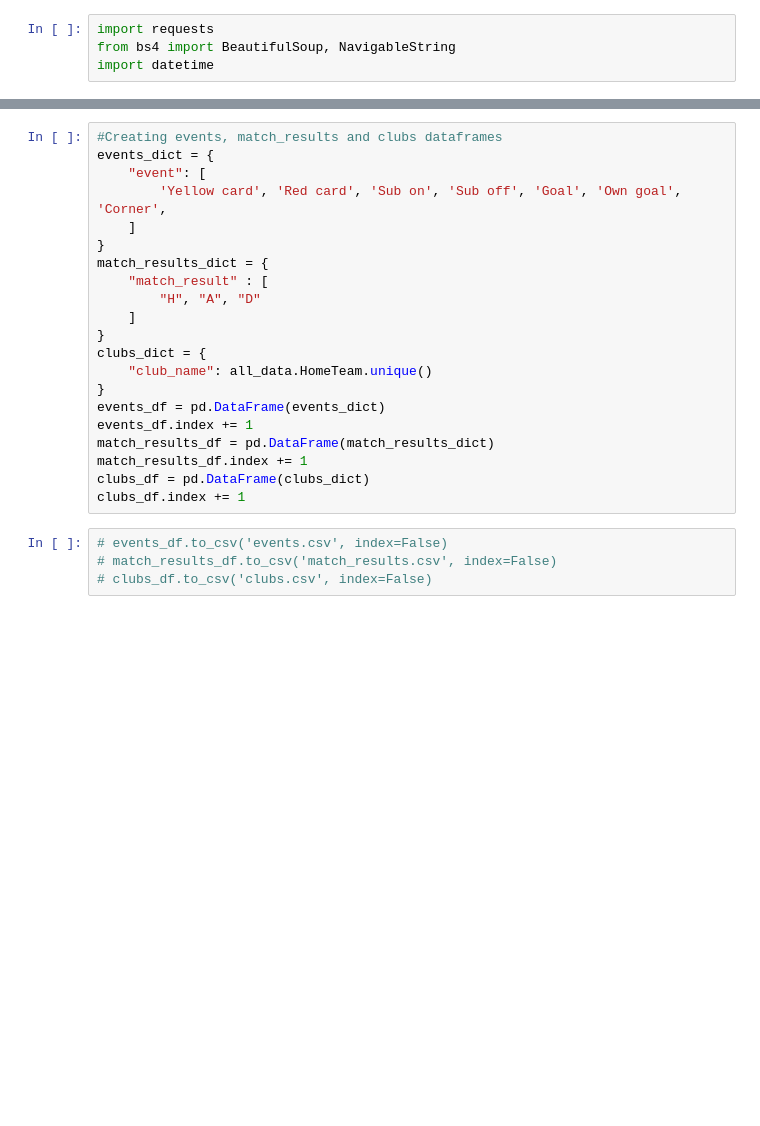
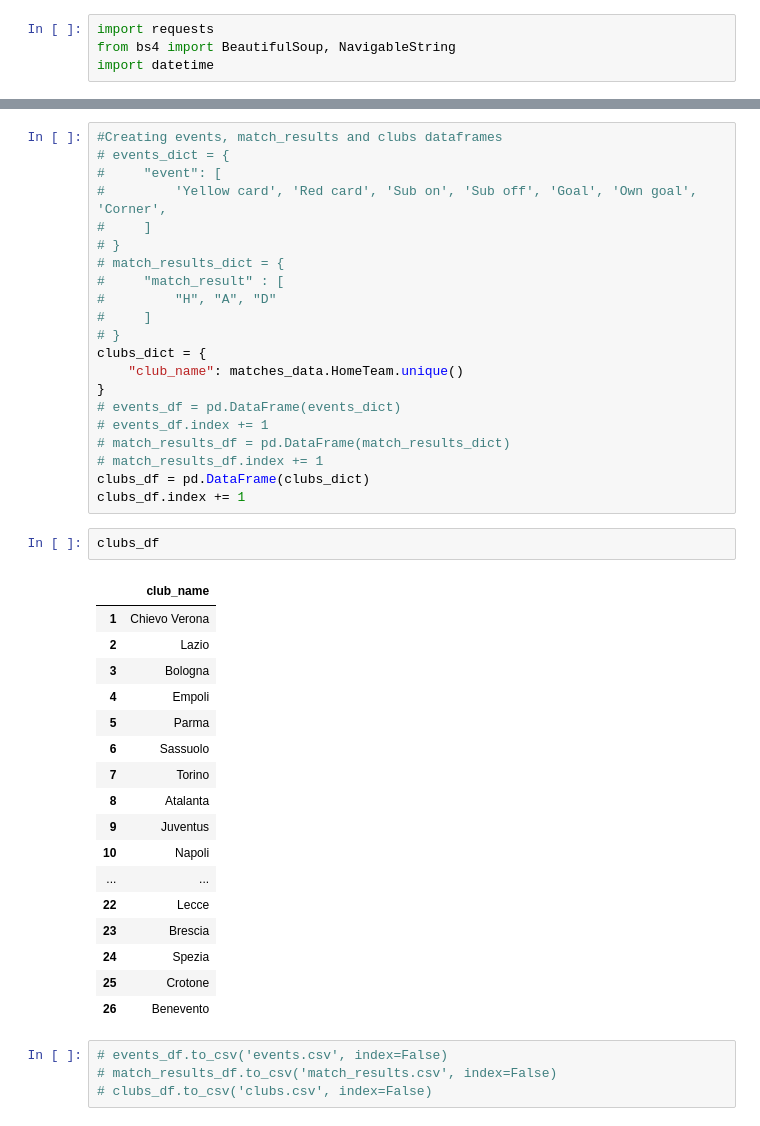
Before and after one commit to stan-levend/soccer-scraper-data-warehouse, a Jupyter notebook: scraper.ipynb, the cells around one changed output, grey strips where cells are left out. Drawn from its saved outputs; the diff is of its cells as text; blank space fills up the shorter version.

```diff
--- a/scraper.ipynb
+++ b/scraper.ipynb
@@ -230,24 +338,44 @@ df
 # %%
 #Creating events, match_results and clubs dataframes
-events_dict = {
-    "event": [
-        'Yellow card', 'Red card', 'Sub on', 'Sub off', 'Goal', 'Own goal', 'Corner',
-    ]
+# events_dict = {
+#     "event": [
+#         'Yellow card', 'Red card', 'Sub on', 'Sub off', 'Goal', 'Own goal', 'Corner',
+#     ]
+# }
+# match_results_dict = {
+#     "match_result" : [
+#         "H", "A", "D"
+#     ]
+# }
+clubs_dict = {
+    "club_name": matches_data.HomeTeam.unique()
 }
-match_results_dict = {
-    "match_result" : [
-        "H", "A", "D"
-    ]
-}
-clubs_dict = {
-    "club_name": all_data.HomeTeam.unique()
-}
-events_df = pd.DataFrame(events_dict)
-events_df.index += 1
-match_results_df = pd.DataFrame(match_results_dict)
-match_results_df.index += 1
+# events_df = pd.DataFrame(events_dict)
+# events_df.index += 1
+# match_results_df = pd.DataFrame(match_results_dict)
+# match_results_df.index += 1
 clubs_df = pd.DataFrame(clubs_dict)
 clubs_df.index += 1
+# %%
+clubs_df
+# %% [output]
+|  | club_name |
+| 1 | Chievo Verona |
+| 2 | Lazio |
+| 3 | Bologna |
+| 4 | Empoli |
+| 5 | Parma |
+| 6 | Sassuolo |
+| 7 | Torino |
+| 8 | Atalanta |
+| 9 | Juventus |
+| 10 | Napoli |
+| ... | ... |
+| 22 | Lecce |
+| 23 | Brescia |
+| 24 | Spezia |
+| 25 | Crotone |
+| 26 | Benevento |
 # %%
 # events_df.to_csv('events.csv', index=False)
 # match_results_df.to_csv('match_results.csv', index=False)
```
Also changed, not shown: parts of 36 cells of this notebook, 5 other files.
